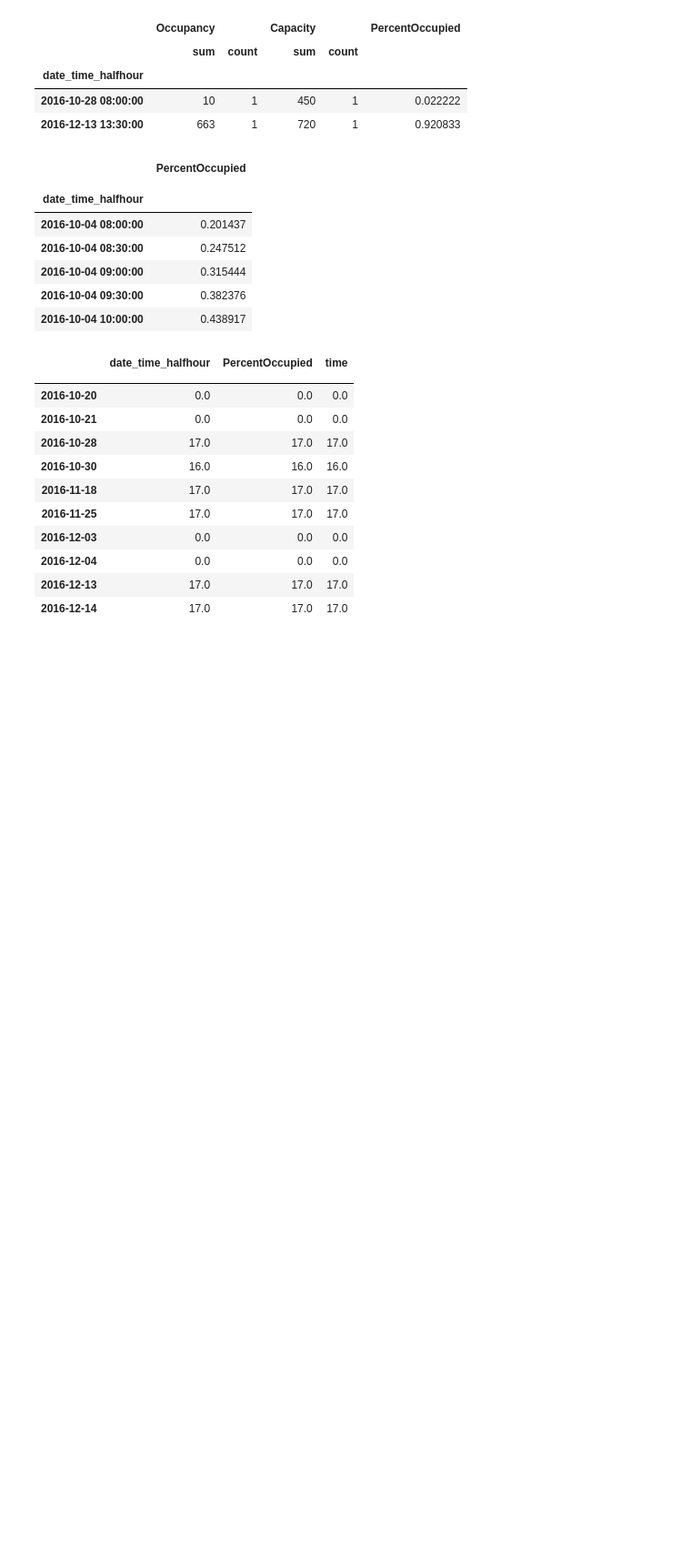
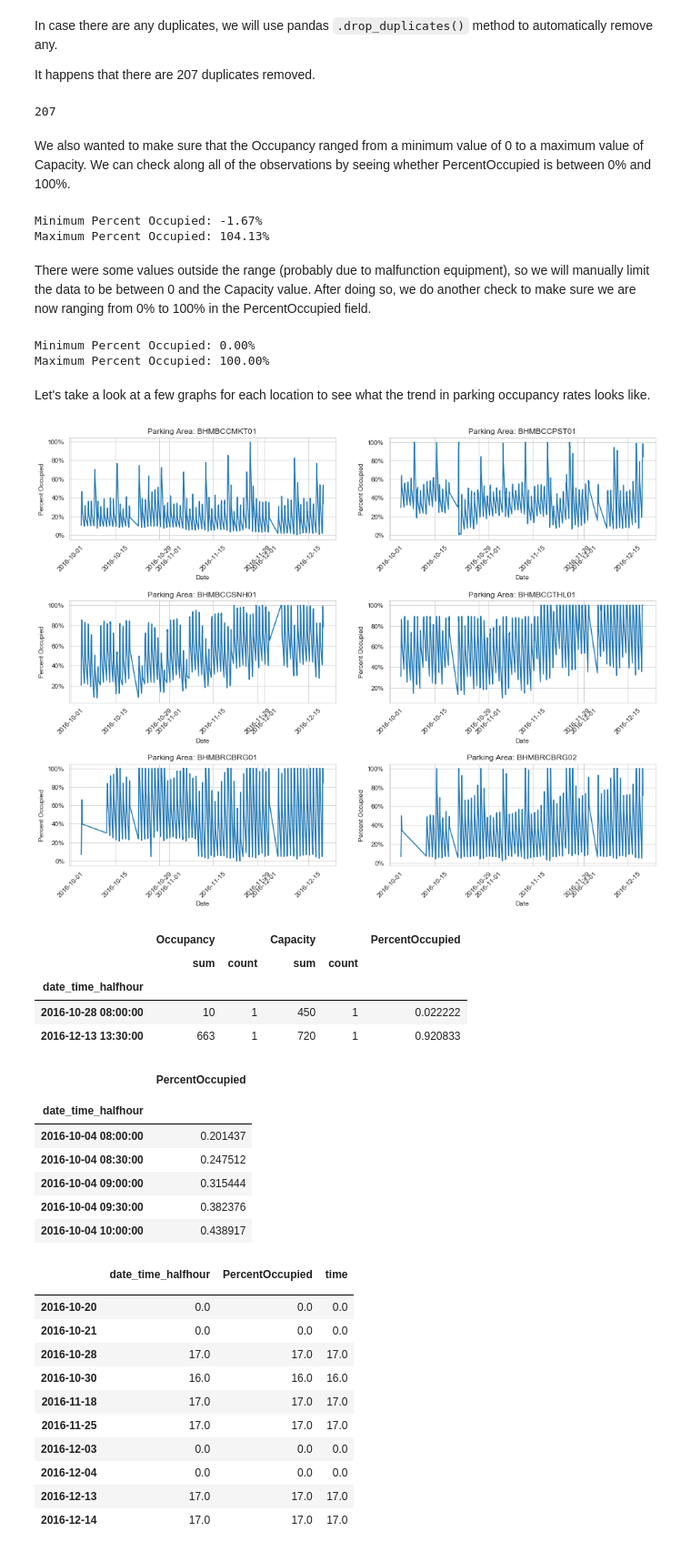
Before and after one commit to JonSolow/Parking_TimeSeries, a Jupyter notebook: Parking_TimeSeries.ipynb, the cells around one changed output. Shown at 91% size. Saved outputs shown, nothing was run; the diff lists cells and outputs as text; code cells hidden in the pictures; blank space fills up the shorter version.

Commit message:
Clean notebook and add py script

```diff
--- a/Parking_TimeSeries.ipynb
+++ b/Parking_TimeSeries.ipynb
@@ -188,0 +105,8 @@ To register the converters:
+# %%
+df_clean = df_raw.copy()
+df_clean.LastUpdated = df_clean.LastUpdated.astype('datetime64')
+df_clean['PercentOccupied'] = df_clean.Occupancy / df_clean.Capacity
+df_clean['date'] = df_clean.LastUpdated.dt.date
+df_clean['dayofweek'] = df_clean.LastUpdated.dt.dayofweek
+df_clean['date_time_halfhour'] = df_clean.LastUpdated.dt.round('30min')
+df_clean['time'] = df_clean.date_time_halfhour.dt.time
@@ -189,3 +148,49 @@ To register the converters:
+# %%
+# filter out few 7:30 measurements
+df_clean = df_clean[df_clean.time > datetime.time(7,30)]
+# %% [markdown]
+In case there are any duplicates, we will use pandas `.drop_duplicates()` method to automatically remove any.
+
+It happens that there are 207 duplicates removed.
+# %%
+# drop duplicates
+pre_len = len(df_clean)
+df_clean = df_clean.drop_duplicates()
+
+post_len = len(df_clean)
+
+dropped_len = pre_len - post_len
+print(dropped_len)
+# %% [output]
+207
+# %% [markdown]
+We also wanted to make sure that the Occupancy ranged from a minimum value of 0 to a maximum value of Capacity.  We can check along all of the observations by seeing whether PercentOccupied is between 0% and 100%.
+# %%
+# Note that some values are out of range of 0-100%
+print('Minimum Percent Occupied: {:.2%}'.format(df_clean.PercentOccupied.min()))
+print('Maximum Percent Occupied: {:.2%}'.format(df_clean.PercentOccupied.max()))
+# %% [output]
+Minimum Percent Occupied: -1.67%
+Maximum Percent Occupied: 104.13%
+# %% [markdown]
+There were some values outside the range (probably due to malfunction equipment), so we will manually limit the data to be between 0 and the Capacity value.  After doing so, we do another check to make sure we are now ranging from 0% to 100% in the PercentOccupied field.
+# %%
+# Limit Occupancy to the range of zero to Capacity
+df_clean.Occupancy = df_clean.apply(lambda x: max(0, min(x['Capacity'], x['Occupancy'])), axis=1)
+df_clean['PercentOccupied'] = df_clean.Occupancy / df_clean.Capacity
+
+# Re-check range
+print('Minimum Percent Occupied: {:.2%}'.format(df_clean.PercentOccupied.min()))
+print('Maximum Percent Occupied: {:.2%}'.format(df_clean.PercentOccupied.max()))
+# %% [output]
+Minimum Percent Occupied: 0.00%
+Maximum Percent Occupied: 100.00%
+# %% [markdown]
+Let's take a look at a few graphs for each location to see what the trend in parking occupancy rates looks like.
+# %%
+sample_plots_by_scn(df=df_clean, num_graphs=6, num_per_row=2)
+# %% [output]
+[figure, added]
 # %%
 df_agg_dthh = df.groupby('date_time_halfhour').agg({'Occupancy':['sum','count'], 'Capacity':['sum','count']})
 df_agg_dthh['PercentOccupied'] = df_agg_dthh.Occupancy['sum'] / df_agg_dthh.Capacity['sum']
```
Also changed, not shown: parts of 40 cells of this notebook, 1 other file.
